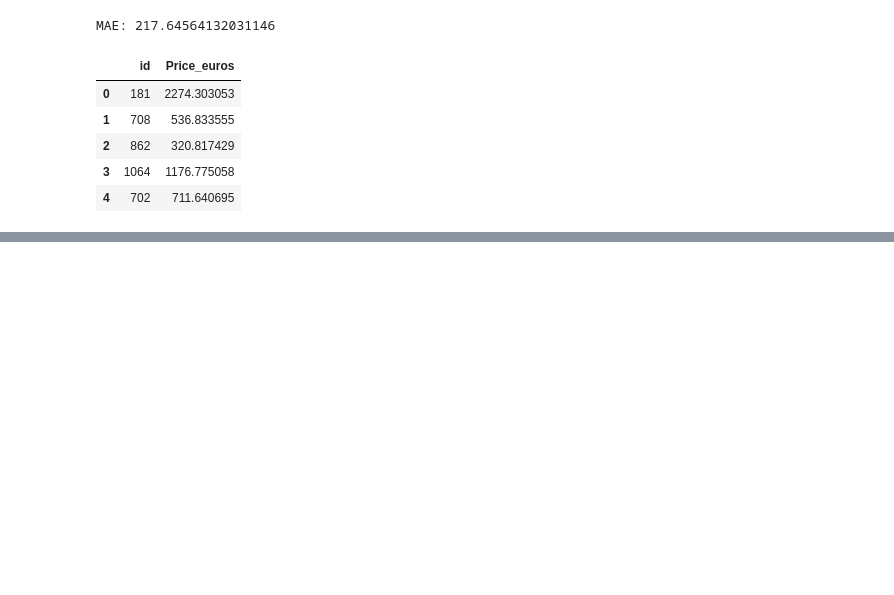
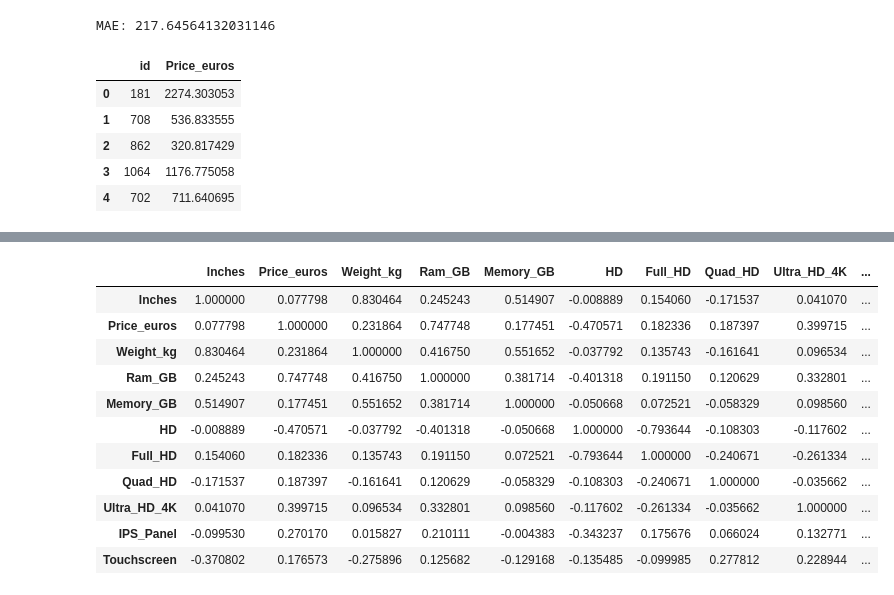
Before and after one commit to amonsalvec/Entrega_EDA, a Jupyter notebook: ML_kaggle/Precio_de_los_ordenadrores.ipynb, the cells around one changed output, grey strips where cells are left out. Drawn from its saved outputs; the diff is of its cells as text; code cells hidden in the pictures; blank space fills up the shorter version.

```diff
--- a/ML_kaggle/Precio_de_los_ordenadrores.ipynb
+++ b/ML_kaggle/Precio_de_los_ordenadrores.ipynb
@@ -825,0 +876,16 @@ MAE: 217.64564132031146
+# %%
+corr = df.corr(numeric_only=True)
+corr
+# %% [output]
+|  | Inches | Price_euros | Weight_kg | Ram_GB | Memory_GB | HD | Full_HD | Quad_HD | Ultra_HD_4K | ... |
+| Inches | 1.000000 | 0.077798 | 0.830464 | 0.245243 | 0.514907 | -0.008889 | 0.154060 | -0.171537 | 0.041070 | ... |
+| Price_euros | 0.077798 | 1.000000 | 0.231864 | 0.747748 | 0.177451 | -0.470571 | 0.182336 | 0.187397 | 0.399715 | ... |
+| Weight_kg | 0.830464 | 0.231864 | 1.000000 | 0.416750 | 0.551652 | -0.037792 | 0.135743 | -0.161641 | 0.096534 | ... |
+| Ram_GB | 0.245243 | 0.747748 | 0.416750 | 1.000000 | 0.381714 | -0.401318 | 0.191150 | 0.120629 | 0.332801 | ... |
+| Memory_GB | 0.514907 | 0.177451 | 0.551652 | 0.381714 | 1.000000 | -0.050668 | 0.072521 | -0.058329 | 0.098560 | ... |
+| HD | -0.008889 | -0.470571 | -0.037792 | -0.401318 | -0.050668 | 1.000000 | -0.793644 | -0.108303 | -0.117602 | ... |
+| Full_HD | 0.154060 | 0.182336 | 0.135743 | 0.191150 | 0.072521 | -0.793644 | 1.000000 | -0.240671 | -0.261334 | ... |
+| Quad_HD | -0.171537 | 0.187397 | -0.161641 | 0.120629 | -0.058329 | -0.108303 | -0.240671 | 1.000000 | -0.035662 | ... |
+| Ultra_HD_4K | 0.041070 | 0.399715 | 0.096534 | 0.332801 | 0.098560 | -0.117602 | -0.261334 | -0.035662 | 1.000000 | ... |
+| IPS_Panel | -0.099530 | 0.270170 | 0.015827 | 0.210111 | -0.004383 | -0.343237 | 0.175676 | 0.066024 | 0.132771 | ... |
+| Touchscreen | -0.370802 | 0.176573 | -0.275896 | 0.125682 | -0.129168 | -0.135485 | -0.099985 | 0.277812 | 0.228944 | ... |
```
Also changed, not shown: parts of 14 cells of this notebook, 7 other files.
